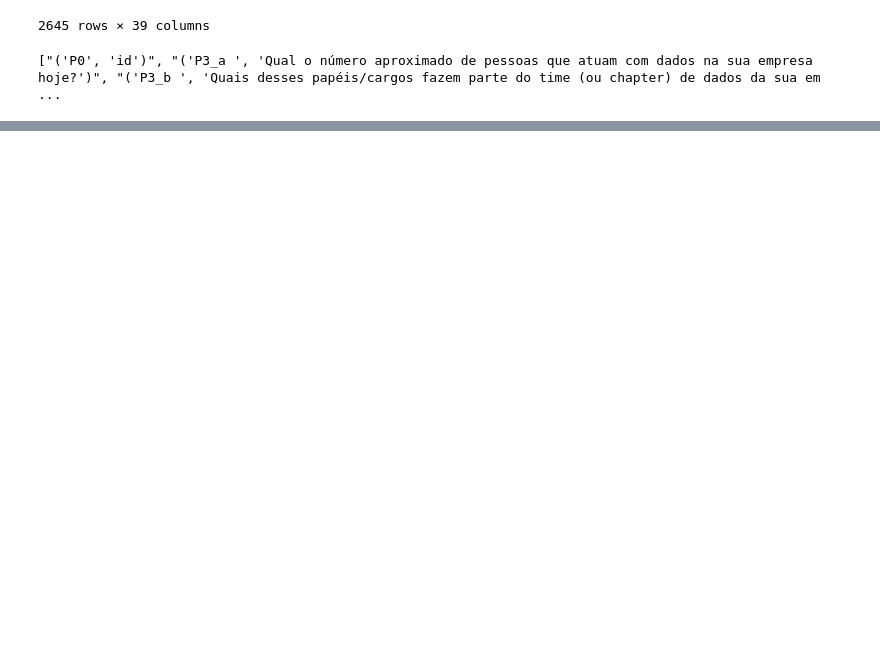
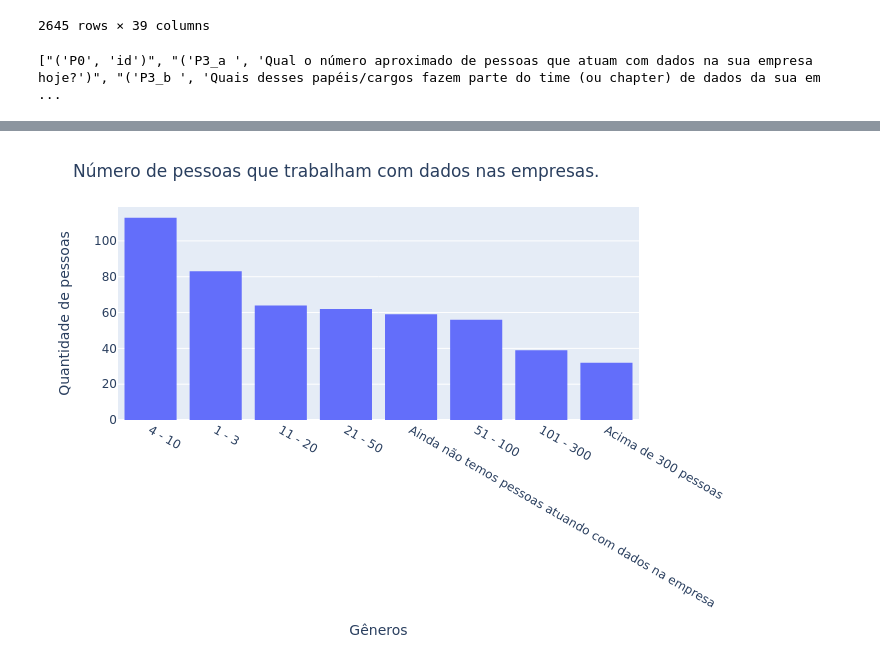
Before and after one commit to anyellequeiroz/State-of-Data-Brazil, a Jupyter notebook: State of data.ipynb, the cells around one changed output, grey strips where cells are left out. Cells and saved outputs as stored; diff of their text form; code cells hidden in the pictures; blank space fills up the shorter version.

```diff
--- a/State of data.ipynb
+++ b/State of data.ipynb
@@ -706,0 +671,11 @@ df_5
+# %%
+fig = px.histogram(df_3, x="('P3_a ', 'Qual o número aproximado de pessoas que atuam com dados na sua empresa hoje?')").update_layout(
+    title="Número de pessoas que trabalham com dados nas empresas.",
+    xaxis_title='Gêneros',
+    yaxis_title='Quantidade de pessoas',
+    xaxis={'categoryorder':'total descending'}
+)
+
+fig.show("png")
+# %% [output]
+[figure, added]
```
Also changed, not shown: parts of 5 cells of this notebook.
